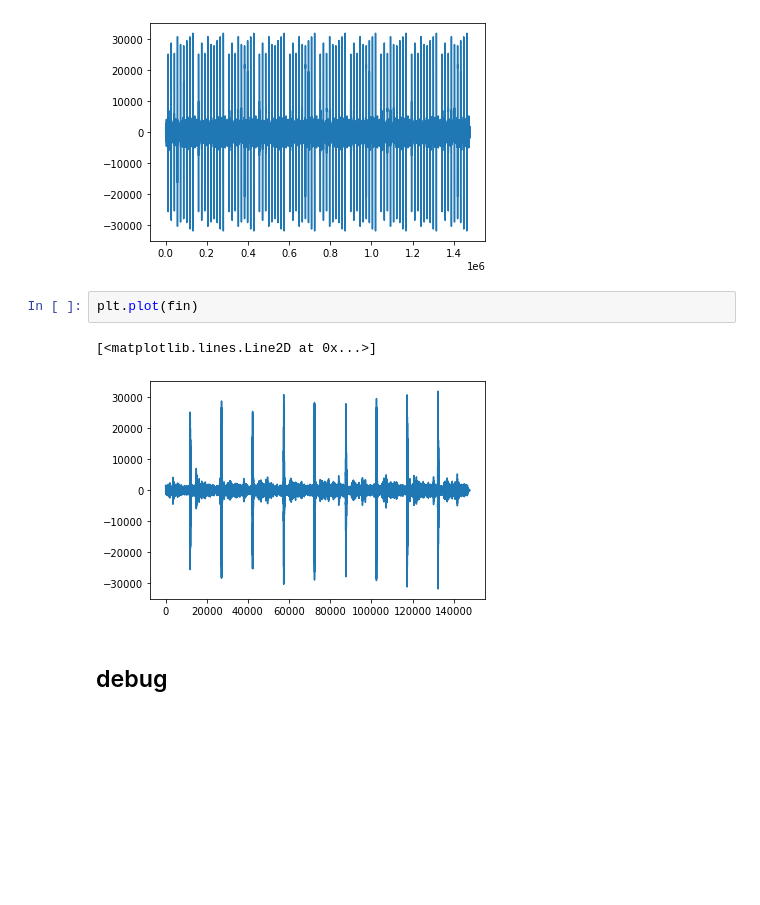
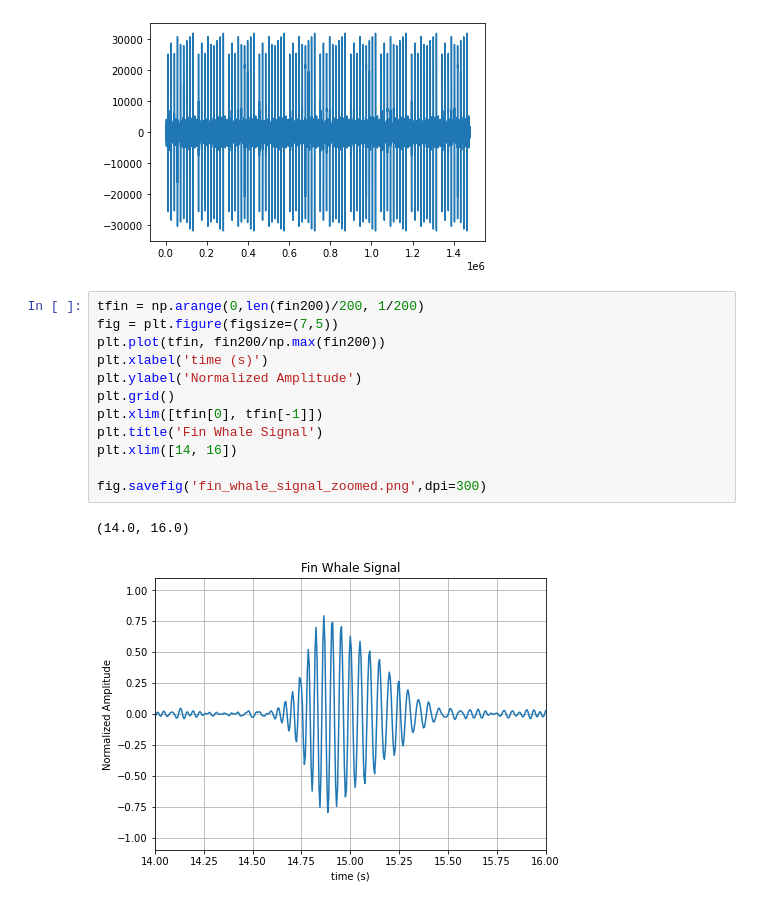
Before and after one commit to John-Ragland/NI_simulation, a Jupyter notebook: scripts/20Hz_noise.ipynb, the cells around one changed output. Saved outputs shown, nothing was run; the diff lists cells and outputs as text; blank space fills up the shorter version.

```diff
--- a/scripts/20Hz_noise.ipynb
+++ b/scripts/20Hz_noise.ipynb
@@ -101,10 +41,18 @@ plt.plot(fin200_expanded)
 # %% [output]
 [<matplotlib.lines.Line2D at 0x...>]
 [figure]
-# %%
-plt.plot(fin)
-# %% [output]
-[<matplotlib.lines.Line2D at 0x...>]
-[figure, removed]
-# %% [markdown]
-## debug
+# %%
+tfin = np.arange(0,len(fin200)/200, 1/200)
+fig = plt.figure(figsize=(7,5))
+plt.plot(tfin, fin200/np.max(fin200))
+plt.xlabel('time (s)')
+plt.ylabel('Normalized Amplitude')
+plt.grid()
+plt.xlim([tfin[0], tfin[-1]])
+plt.title('Fin Whale Signal')
+plt.xlim([14, 16])
+
+fig.savefig('fin_whale_signal_zoomed.png',dpi=300)
+# %% [output]
+(14.0, 16.0)
+[figure, added]
```
Also changed, not shown: parts of 28 cells of this notebook, 4 other files.
